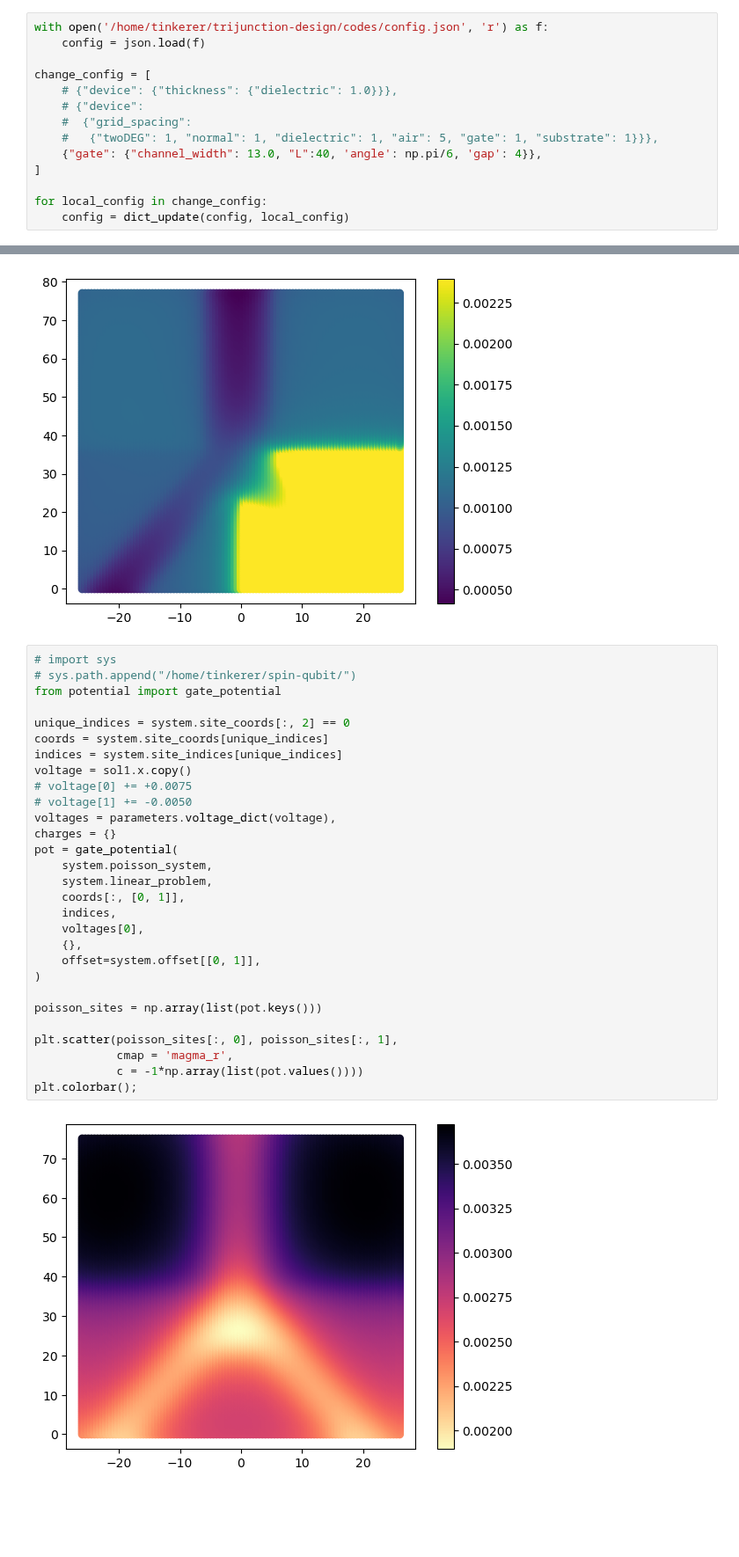
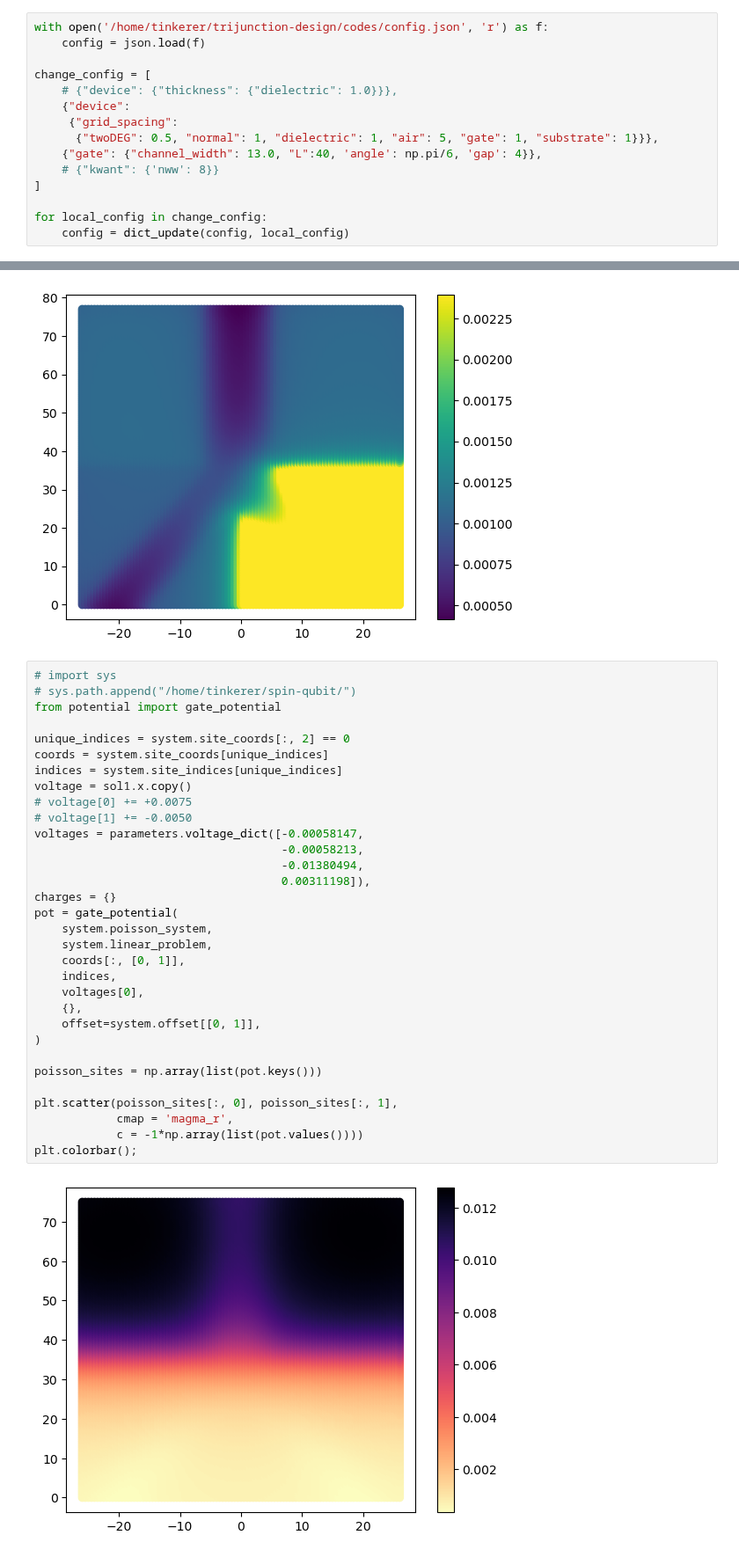
Before and after one commit to Satin21/Trijunction, a Jupyter notebook: analysis/minimal_loss.ipynb, the cells around one changed output, grey strips where cells are left out. Shown at 88% size. Cells and saved outputs as stored; diff of their text form; blank space fills up the shorter version.

```diff
--- a/analysis/minimal_loss.ipynb
+++ b/analysis/minimal_loss.ipynb
@@ -28,10 +28,11 @@ with open('/home/tinkerer/trijunction-design/codes/config.json', 'r') as f:
 
 change_config = [
     # {"device": {"thickness": {"dielectric": 1.0}}},
-    # {"device":
-    #  {"grid_spacing":
-    #   {"twoDEG": 1, "normal": 1, "dielectric": 1, "air": 5, "gate": 1, "substrate": 1}}},
+    {"device":
+     {"grid_spacing":
+      {"twoDEG": 0.5, "normal": 1, "dielectric": 1, "air": 5, "gate": 1, "substrate": 1}}},
     {"gate": {"channel_width": 13.0, "L":40, 'angle': np.pi/6, 'gap': 4}},
+    # {"kwant": {'nww': 8}}
 ]
 
 for local_config in change_config:
@@ -445,34 +458,37 @@ plt.colorbar();
 # %%
 # import sys
 # sys.path.append("/home/tinkerer/spin-qubit/")
 from potential import gate_potential
 
 unique_indices = system.site_coords[:, 2] == 0
 coords = system.site_coords[unique_indices]
 indices = system.site_indices[unique_indices]
 voltage = sol1.x.copy()
 # voltage[0] += +0.0075
 # voltage[1] += -0.0050
-voltages = parameters.voltage_dict(voltage),
+voltages = parameters.voltage_dict([-0.00058147,
+                                    -0.00058213,
+                                    -0.01380494,
+                                    0.00311198]),
 charges = {}
 pot = gate_potential(
     system.poisson_system,
     system.linear_problem,
     coords[:, [0, 1]],
     indices,
     voltages[0],
     {},
     offset=system.offset[[0, 1]],
 )
 
 poisson_sites = np.array(list(pot.keys()))
 
 plt.scatter(poisson_sites[:, 0], poisson_sites[:, 1],
             cmap = 'magma_r',
             c = -1*np.array(list(pot.values())))
 plt.colorbar();
 # %% [output]
-[figure, old version]
+[figure, new version]
 # %% [raw]
 params.update(potential=pot)
 f_mu = system.f_params(**params)["mu"]
```
Also changed, not shown: parts of 10 cells of this notebook, 8 other files.
